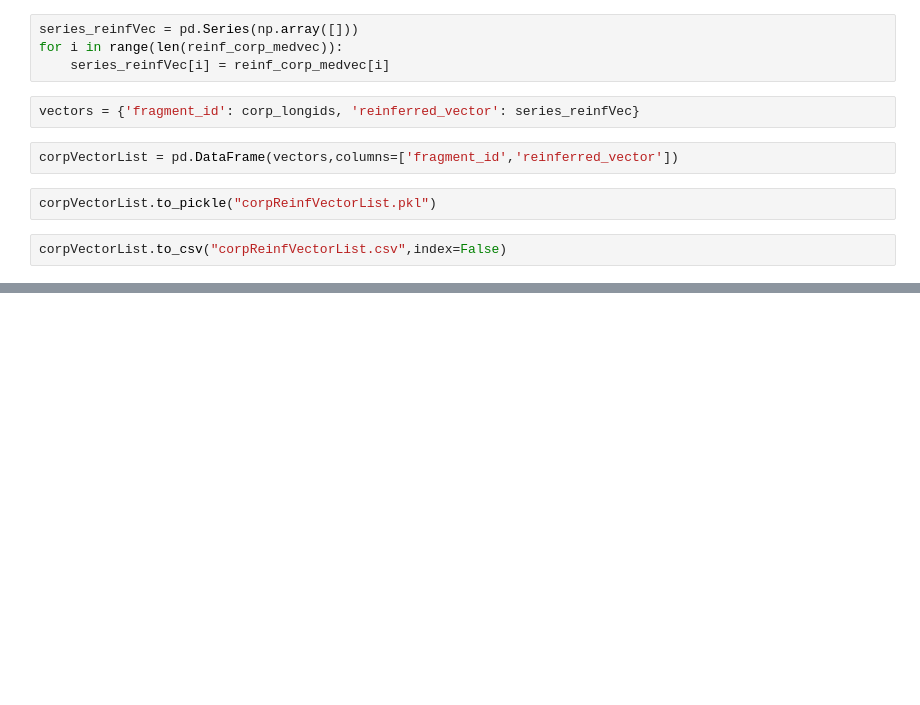
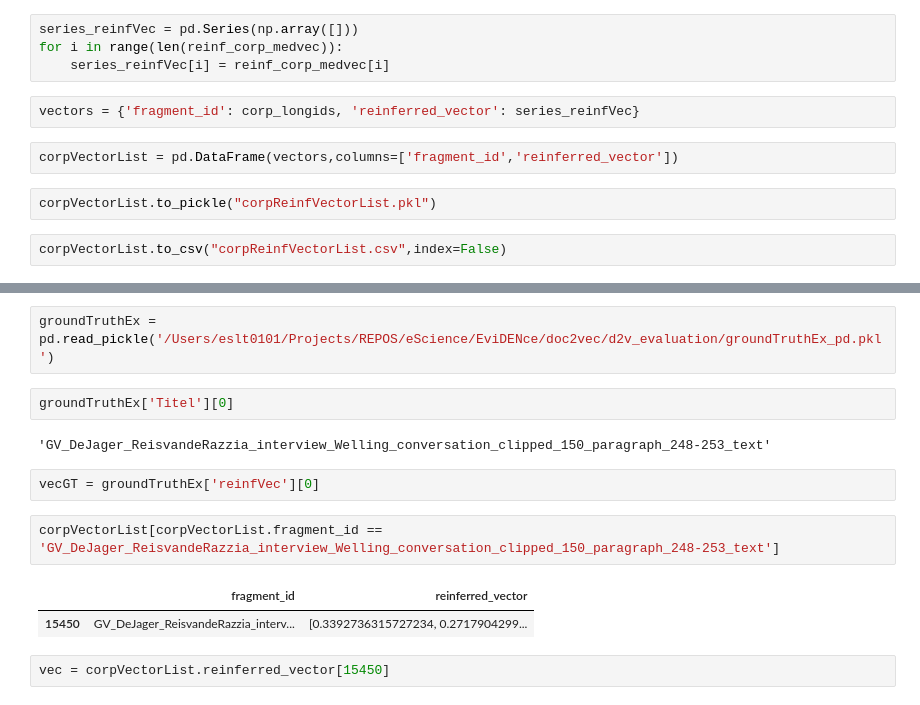
Before and after one commit to ADAH-EviDENce/doc2vec, a Jupyter notebook: d2v_evaluation/createCorpReinfVectorList.ipynb, the cells around one changed output, grey strips where cells are left out. Cells and saved outputs as stored; diff of their text form; blank space fills up the shorter version.

```diff
--- a/d2v_evaluation/createCorpReinfVectorList.ipynb
+++ b/d2v_evaluation/createCorpReinfVectorList.ipynb
@@ -111,0 +189,15 @@ corpVectorList.to_csv("corpReinfVectorList.csv",index=False)
+# %%
+groundTruthEx = pd.read_pickle('/Users/eslt0101/Projects/REPOS/eScience/EviDENce/doc2vec/d2v_evaluation/groundTruthEx_pd.pkl')
+# %%
+groundTruthEx['Titel'][0]
+# %% [output]
+'GV_DeJager_ReisvandeRazzia_interview_Welling_conversation_clipped_150_paragraph_248-253_text'
+# %%
+vecGT = groundTruthEx['reinfVec'][0]
+# %%
+corpVectorList[corpVectorList.fragment_id == 'GV_DeJager_ReisvandeRazzia_interview_Welling_conversation_clipped_150_paragraph_248-253_text']
+# %% [output]
+|  | fragment_id | reinferred_vector |
+| 15450 | GV_DeJager_ReisvandeRazzia_interv... | [0.3392736315727234, 0.2717904299... |
+# %%
+vec = corpVectorList.reinferred_vector[15450]
```
Also changed, not shown: parts of 17 cells of this notebook, 5 other files.
